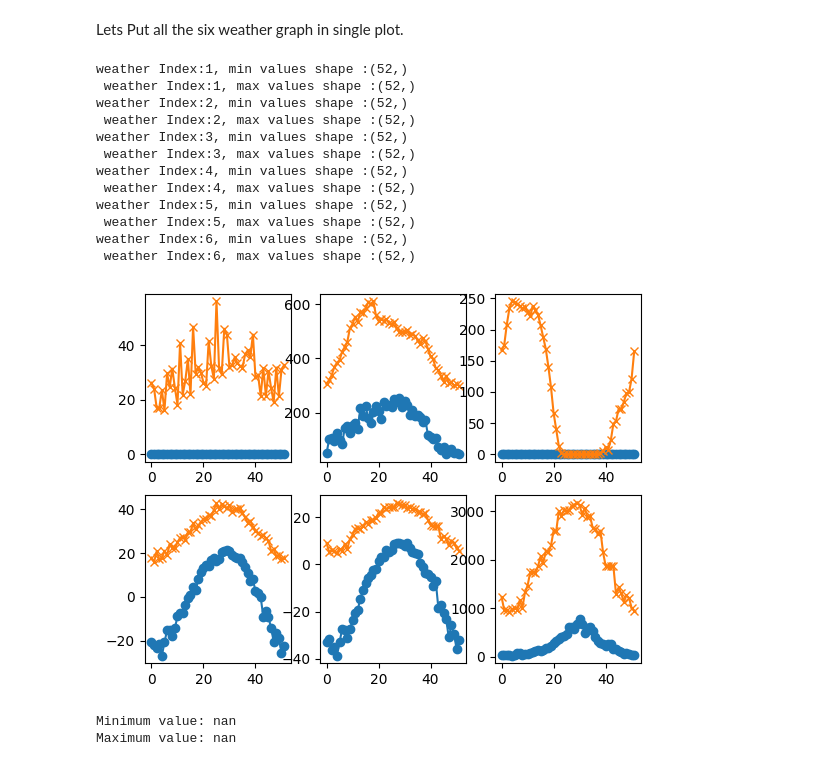
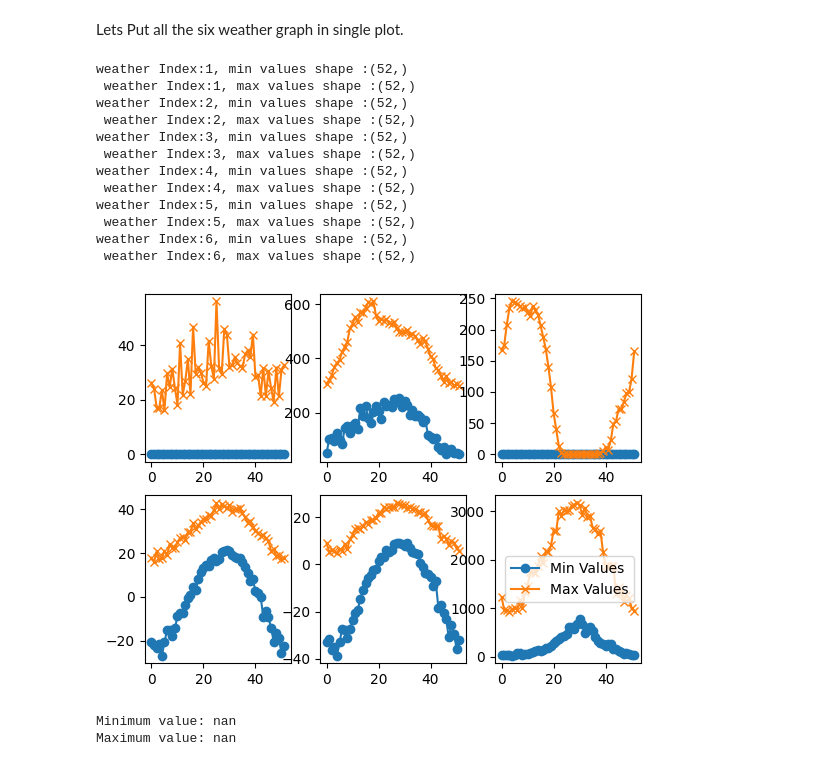
Before and after one commit to savankansagra/CNN-RNN-Yield-Prediction, a Jupyter notebook: Ensemble_method/hetrogenios/CNN_DNN_PrePRocessing.ipynb, the cells around one changed output. Cells and saved outputs as stored; diff of their text form; code cells hidden in the pictures.

```diff
--- a/Ensemble_method/hetrogenios/CNN_DNN_PrePRocessing.ipynb
+++ b/Ensemble_method/hetrogenios/CNN_DNN_PrePRocessing.ipynb
@@ -171,34 +171,35 @@ fig, ax = plt.subplots(2, 3)
 # ax[0, 0].plot([1, 2, 3], [1, 4, 9])
 # ax[0, 1].plot([1, 2, 3], [1, 2, 3])
 # ax[0, 2].plot([1, 2, 3], [3, 2, 1])
 # ax[1, 0].plot([1, 2, 3], [9, 4, 1])
 # ax[1, 1].plot([1, 2, 3], [5, 6, 7])
 # ax[1, 2].plot([1, 2, 3], [7, 8, 9])
 
 plot_the_weather_graph(X_tr, ax, 0, 0, 1)
 plot_the_weather_graph(X_tr, ax, 0, 1, 2)
 plot_the_weather_graph(X_tr, ax, 0, 2, 3)
 plot_the_weather_graph(X_tr, ax, 1, 0, 4)
 plot_the_weather_graph(X_tr, ax, 1, 1, 5)
 plot_the_weather_graph(X_tr, ax, 1, 2, 6)
 
+plt.legend()
 
 # Show the figure
 plt.show()
 # %% [output]
 weather Index:1, min values shape :(52,)
  weather Index:1, max values shape :(52,)
 weather Index:2, min values shape :(52,)
  weather Index:2, max values shape :(52,)
 weather Index:3, min values shape :(52,)
  weather Index:3, max values shape :(52,)
 weather Index:4, min values shape :(52,)
  weather Index:4, max values shape :(52,)
 weather Index:5, min values shape :(52,)
  weather Index:5, max values shape :(52,)
 weather Index:6, min values shape :(52,)
  weather Index:6, max values shape :(52,)
-[figure, old version]
+[figure, new version]
 # %%
 #### Data Preprocessing
 
```
Also changed, not shown: parts of 1 cell of this notebook, 19 other files.
